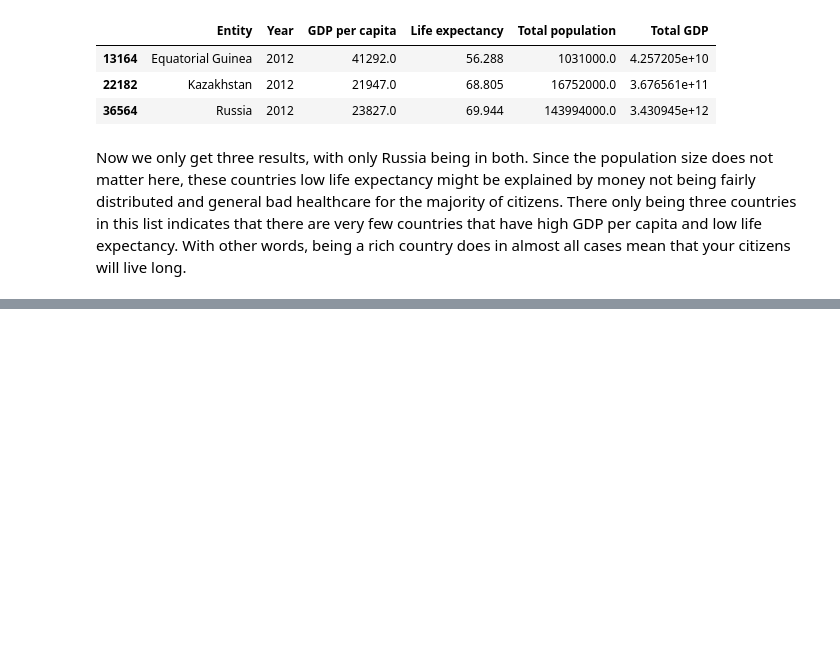
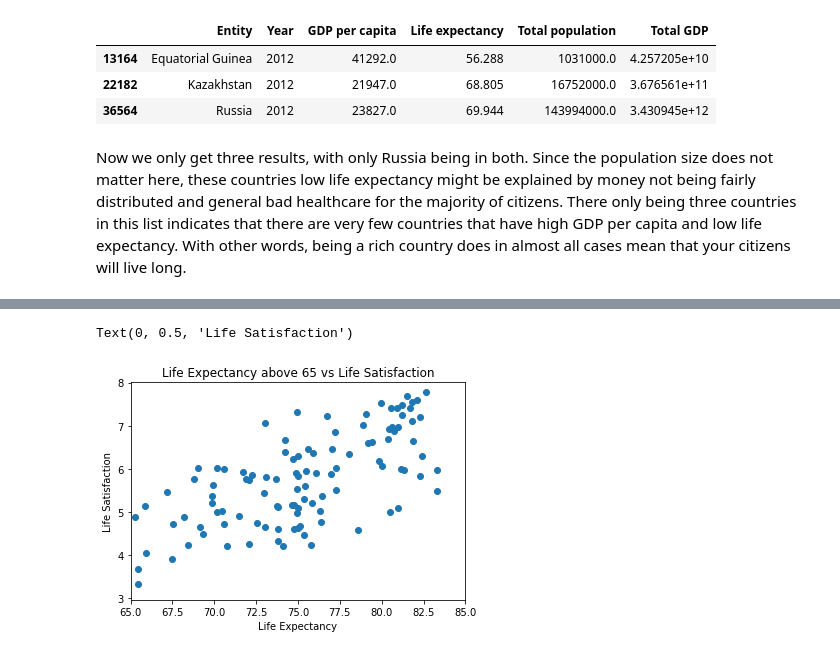
Before and after one commit to ponbac/AI-course, a Jupyter notebook: assignment1.ipynb, the cells around one changed output, grey strips where cells are left out. Cells and saved outputs as stored; diff of their text form; code cells hidden in the pictures; blank space fills up the shorter version.

```diff
--- a/assignment1.ipynb
+++ b/assignment1.ipynb
@@ -198,0 +302,12 @@ Now we only get three results, with only Russia being in both. Since the populat
+# %%
+# Creating scatterplot with custom x limit
+plt.scatter(x, y)
+plt.xlim(65, 85)
+
+# Adding title and labels
+plt.title('Life Expectancy above 65 vs Life Satisfaction')
+plt.xlabel('Life Expectancy')
+plt.ylabel('Life Satisfaction')
+# %% [output]
+Text(0, 0.5, 'Life Satisfaction')
+[figure, added]
```
Also changed, not shown: parts of 17 cells of this notebook, 3 other files.
